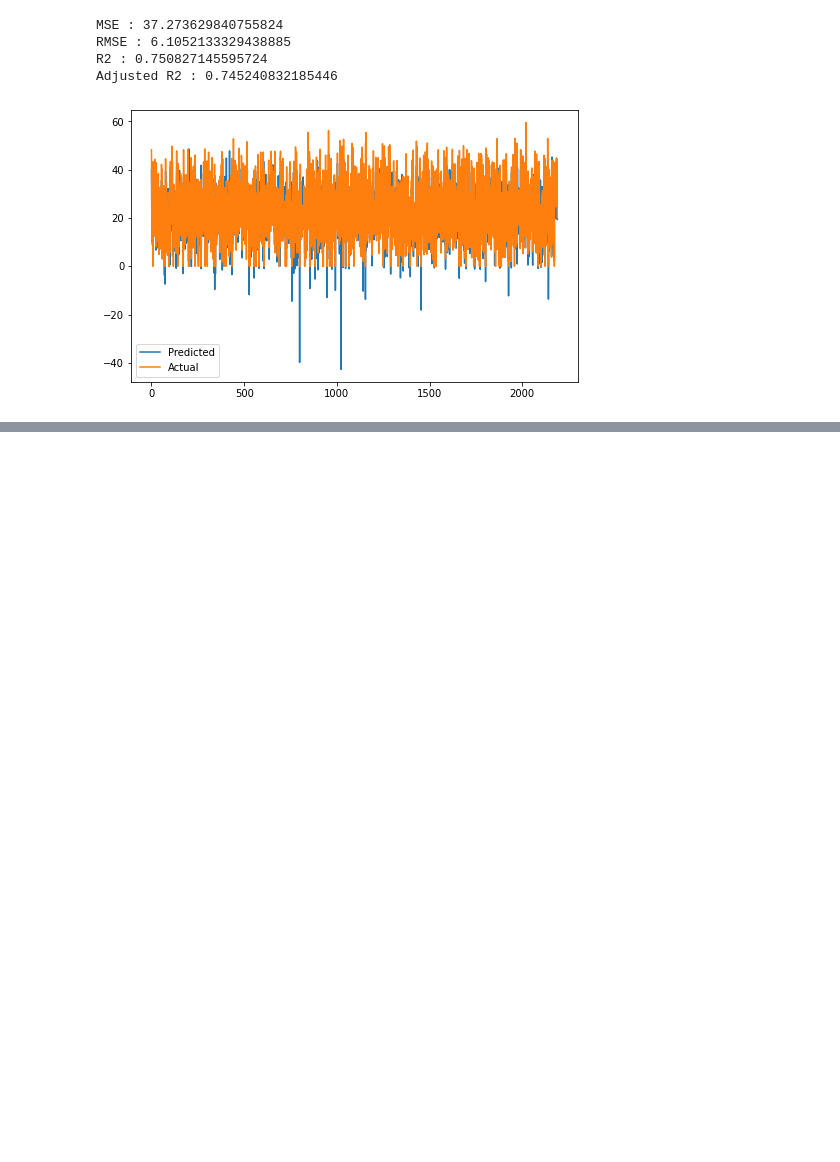
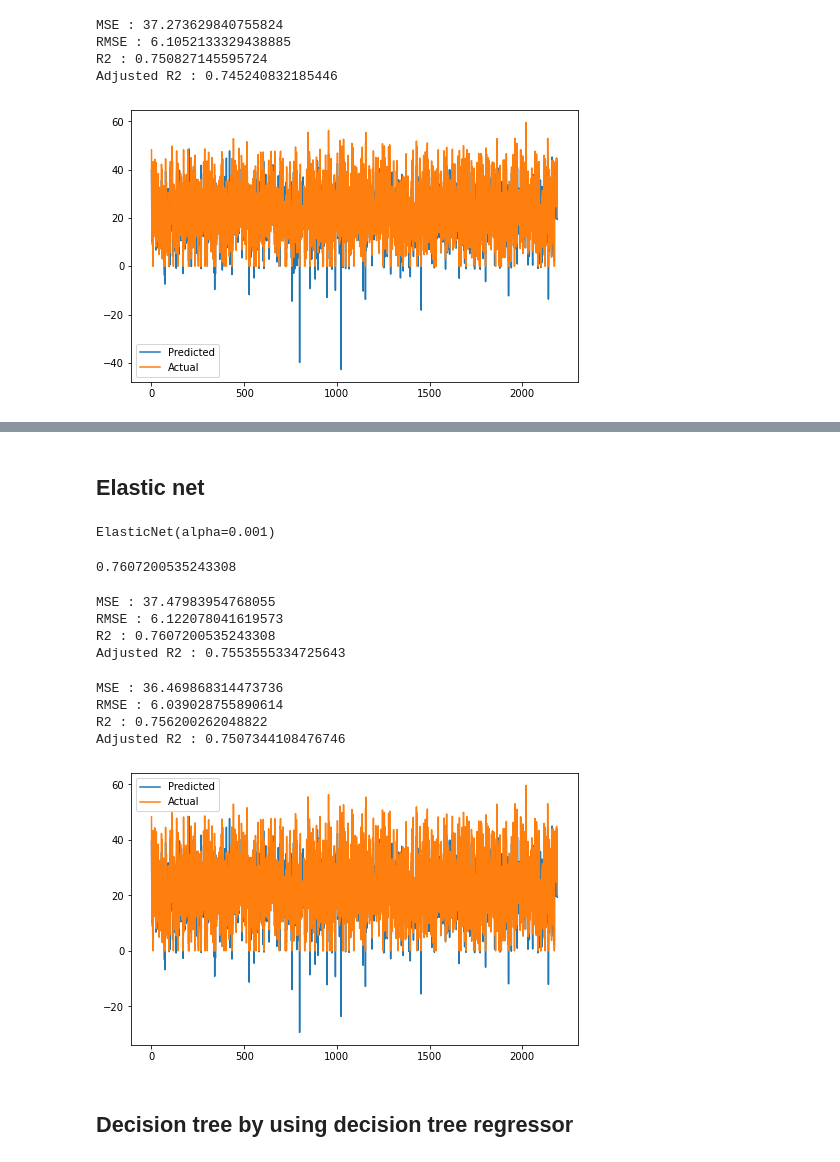
Before and after one commit to brahma102/Bike-Sharing-Demand-Prediction, a Jupyter notebook: Bike_Sharing_Demand_Prediction_Capstone_Project.ipynb, the cells around one changed output, grey strips where cells are left out. Cells and saved outputs as stored; diff of their text form; code cells hidden in the pictures; blank space fills up the shorter version.

```diff
--- a/Bike_Sharing_Demand_Prediction_Capstone_Project.ipynb
+++ b/Bike_Sharing_Demand_Prediction_Capstone_Project.ipynb
@@ -533,0 +701,68 @@ plt.show()
+# %% [markdown]
+## Elastic net
+# %%
+#importing elasticNet model
+from sklearn.linear_model import ElasticNet
+elasticnet = ElasticNet(alpha=0.001, l1_ratio=0.5)
+
+elasticnet.fit(x_train,y_train)
+# %% [output]
+ElasticNet(alpha=0.001)
+# %%
+elasticnet.score(x_train, y_train)
+# %% [output]
+0.7607200535243308
+# %%
+#y_predict for train and test dataset
+y_pred_train_en=elasticnet.predict(x_train)
+y_pred_test_en=elasticnet.predict(x_test)
+# %%
+#metrics for the elasticnet regression on train
+from sklearn.metrics import mean_squared_error
+MSE= mean_squared_error((y_train), (y_pred_train_en))
+print("MSE :",MSE)
+
+RMSE=np.sqrt(MSE)
+print("RMSE :",RMSE)
+
+
+from sklearn.metrics import r2_score
+r2= r2_score(y_train, y_pred_train_en)
+print("R2 :",r2)
+print("Adjusted R2 :",1-(1-r2_score(y_train, y_pred_train_en))*((x_test.shape[0]-1)/(x_test.shape[0]-x_test.shape[1]-1)) )
+train['ElasticNet']=MSE,RMSE,r2,1-(1-r2_score(y_train, y_pred_train_en))*((x_test.shape[0]-1)/(x_test.shape[0]-x_test.shape[1]-1))
+# %% [output]
+MSE : 37.47983954768055
+RMSE : 6.122078041619573
+R2 : 0.7607200535243308
+Adjusted R2 : 0.7553555334725643
+# %%
+#metrics for the elasticnet regression on test
+from sklearn.metrics import mean_squared_error
+MSE= mean_squared_error((y_test), (y_pred_test_en))
+print("MSE :",MSE)
+
+RMSE=np.sqrt(MSE)
+print("RMSE :",RMSE)
+
+from sklearn.metrics import r2_score
+r2= r2_score(y_test, y_pred_test_en)
+print("R2 :",r2)
+print("Adjusted R2 :",1-(1-r2_score(y_test, y_pred_test_en))*((x_test.shape[0]-1)/(x_test.shape[0]-x_test.shape[1]-1)) )
+train['ElasticNet']=MSE,RMSE,r2,1-(1-r2_score(y_test, y_pred_test_en))*((x_test.shape[0]-1)/(x_test.shape[0]-x_test.shape[1]-1))
+# %% [output]
+MSE : 36.469868314473736
+RMSE : 6.039028755890614
+R2 : 0.756200262048822
+Adjusted R2 : 0.7507344108476746
+# %%
+#plot for pred vs actual for test
+plt.figure(figsize=(8,5))
+plt.plot(np.array(y_pred_test_en))
+plt.plot((np.array(y_test)))
+plt.legend(["Predicted","Actual"])
+plt.show()
+# %% [output]
+[figure, added]
+# %% [markdown]
+## Decision tree by using decision tree regressor
```
Also changed, not shown: parts of 56 cells of this notebook.
